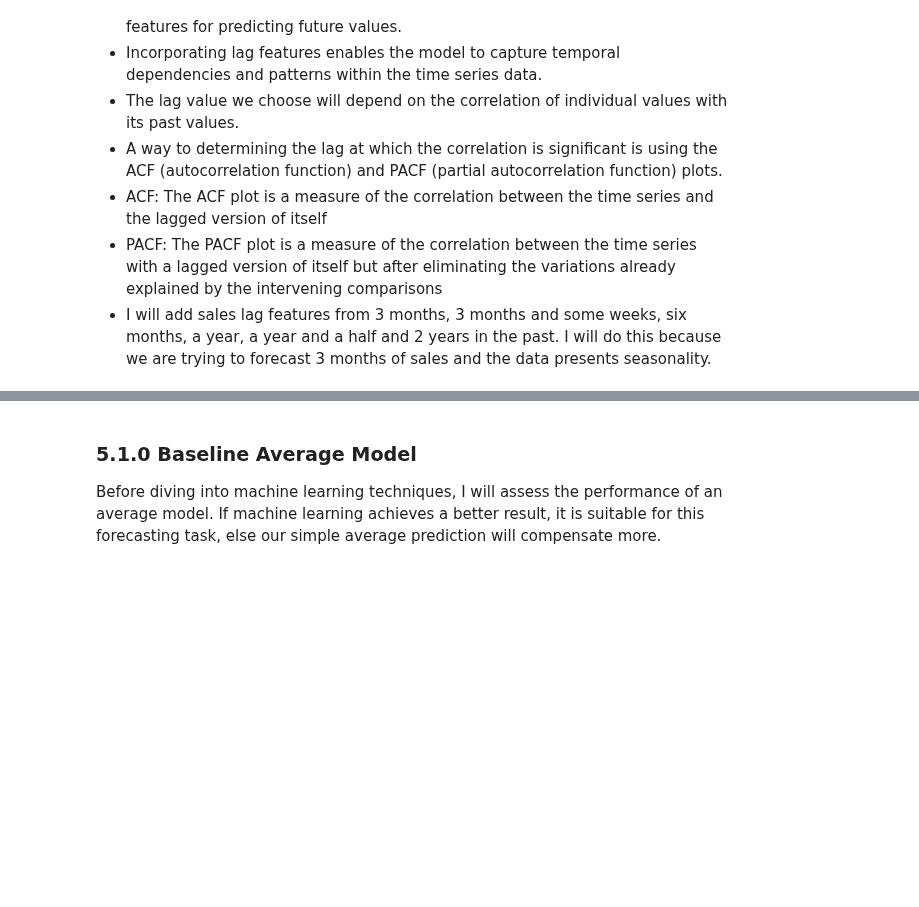
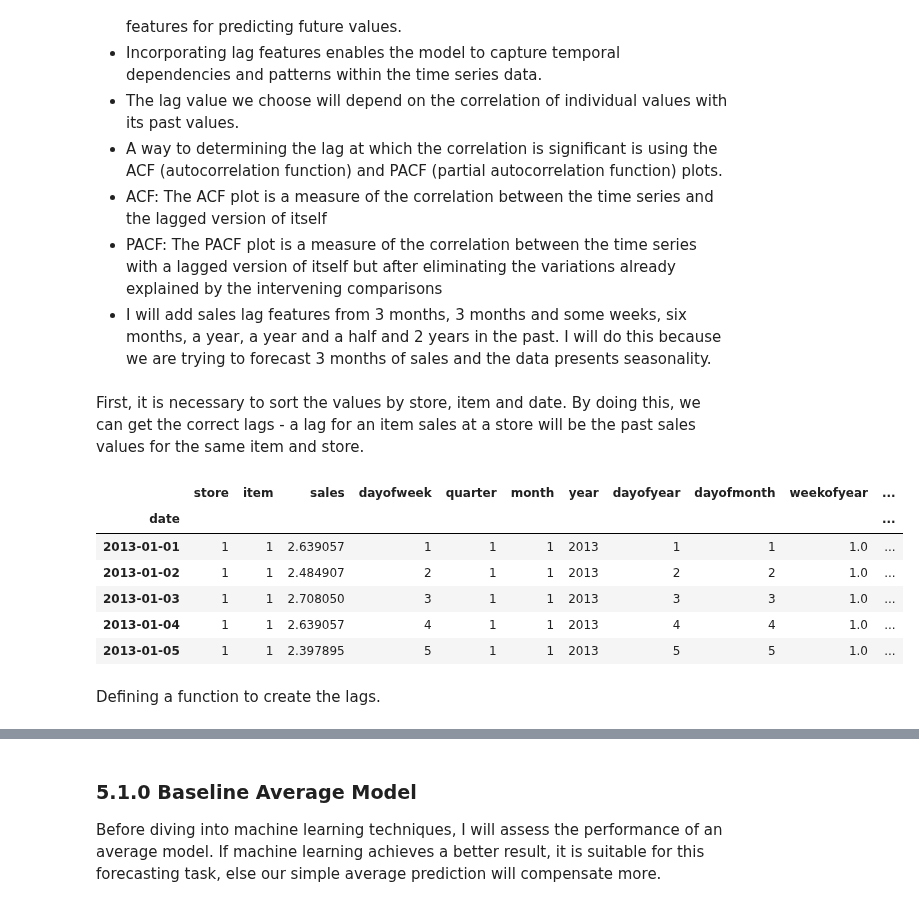
Before and after one commit to allmeidaapedro/Store-Item-Demand-Forecasting, a Jupyter notebook: notebooks/modelling.ipynb, the cells around one changed output, grey strips where cells are left out. Saved outputs shown, nothing was run; the diff lists cells and outputs as text; code cells hidden in the pictures; blank space fills up the shorter version.

```diff
--- a/notebooks/modelling.ipynb
+++ b/notebooks/modelling.ipynb
@@ -307,3 +301,18 @@ By applying log transformation to sales variable, its distribution becomes more
 - ACF: The ACF plot is a measure of the correlation between the time series and the lagged version of itself
 - PACF: The PACF plot is a measure of the correlation between the time series with a lagged version of itself but after eliminating the variations already explained by the intervening comparisons
 - I will add sales lag features from 3 months, 3 months and some weeks, six months, a year, a year and a half and 2 years in the past. I will do this because we are trying to forecast 3 months of sales and the data presents seasonality.
+# %% [markdown]
+First, it is necessary to sort the values by store, item and date. By doing this, we can get the correct lags - a lag for an item sales at a store will be the past sales values for the same item and store.
+# %%
+df_log.sort_values(by=['store', 'item', 'date'], axis=0, inplace=True)
+df_log.head()
+# %% [output]
+|  | store | item | sales | dayofweek | quarter | month | year | dayofyear | dayofmonth | weekofyear | ... |
+| date |  |  |  |  |  |  |  |  |  |  | ... |
+| 2013-01-01 | 1 | 1 | 2.639057 | 1 | 1 | 1 | 2013 | 1 | 1 | 1.0 | ... |
+| 2013-01-02 | 1 | 1 | 2.484907 | 2 | 1 | 1 | 2013 | 2 | 2 | 1.0 | ... |
+| 2013-01-03 | 1 | 1 | 2.708050 | 3 | 1 | 1 | 2013 | 3 | 3 | 1.0 | ... |
+| 2013-01-04 | 1 | 1 | 2.639057 | 4 | 1 | 1 | 2013 | 4 | 4 | 1.0 | ... |
+| 2013-01-05 | 1 | 1 | 2.397895 | 5 | 1 | 1 | 2013 | 5 | 5 | 1.0 | ... |
+# %% [markdown]
+Defining a function to create the lags.
```
Also changed, not shown: parts of 16 cells of this notebook.
